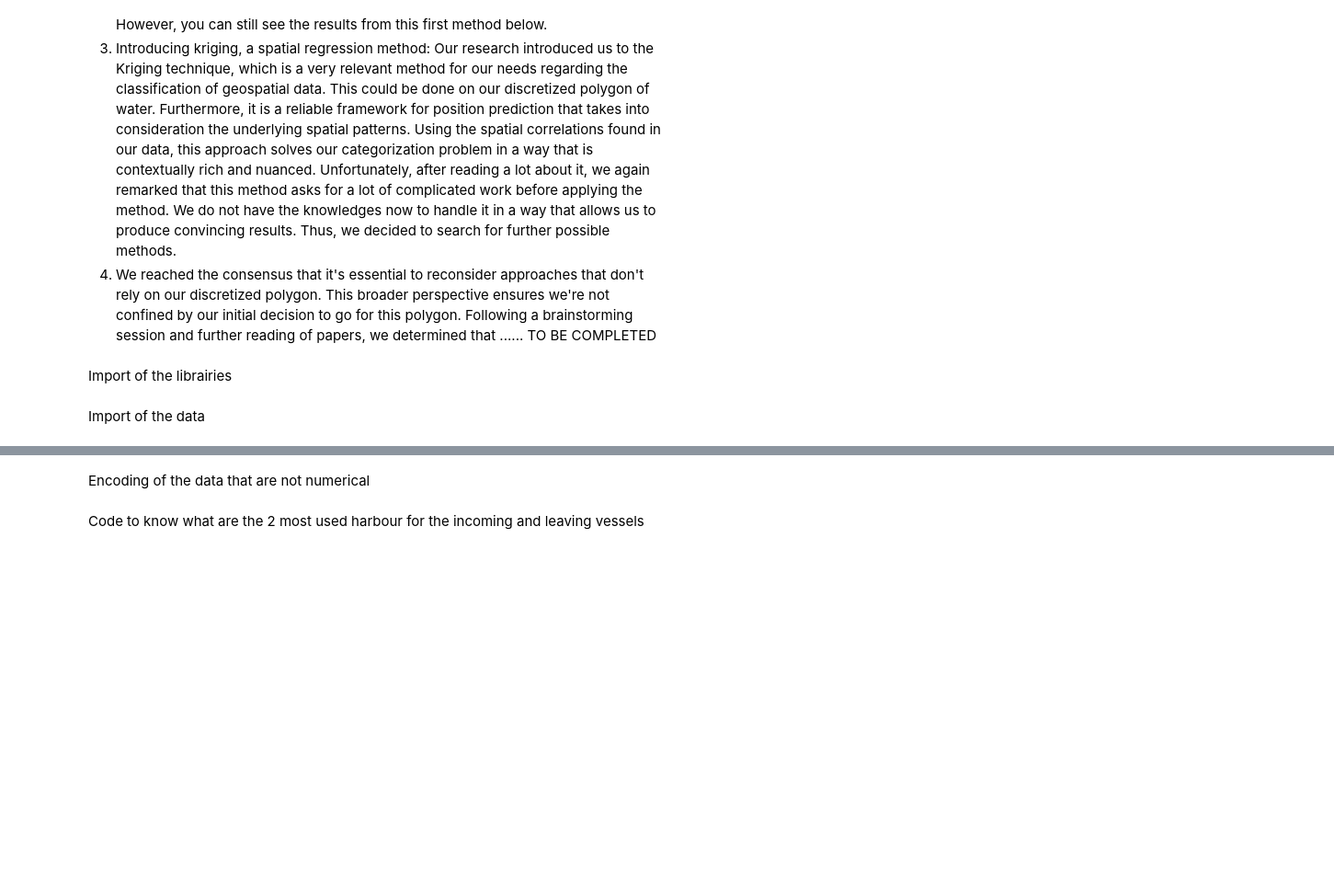
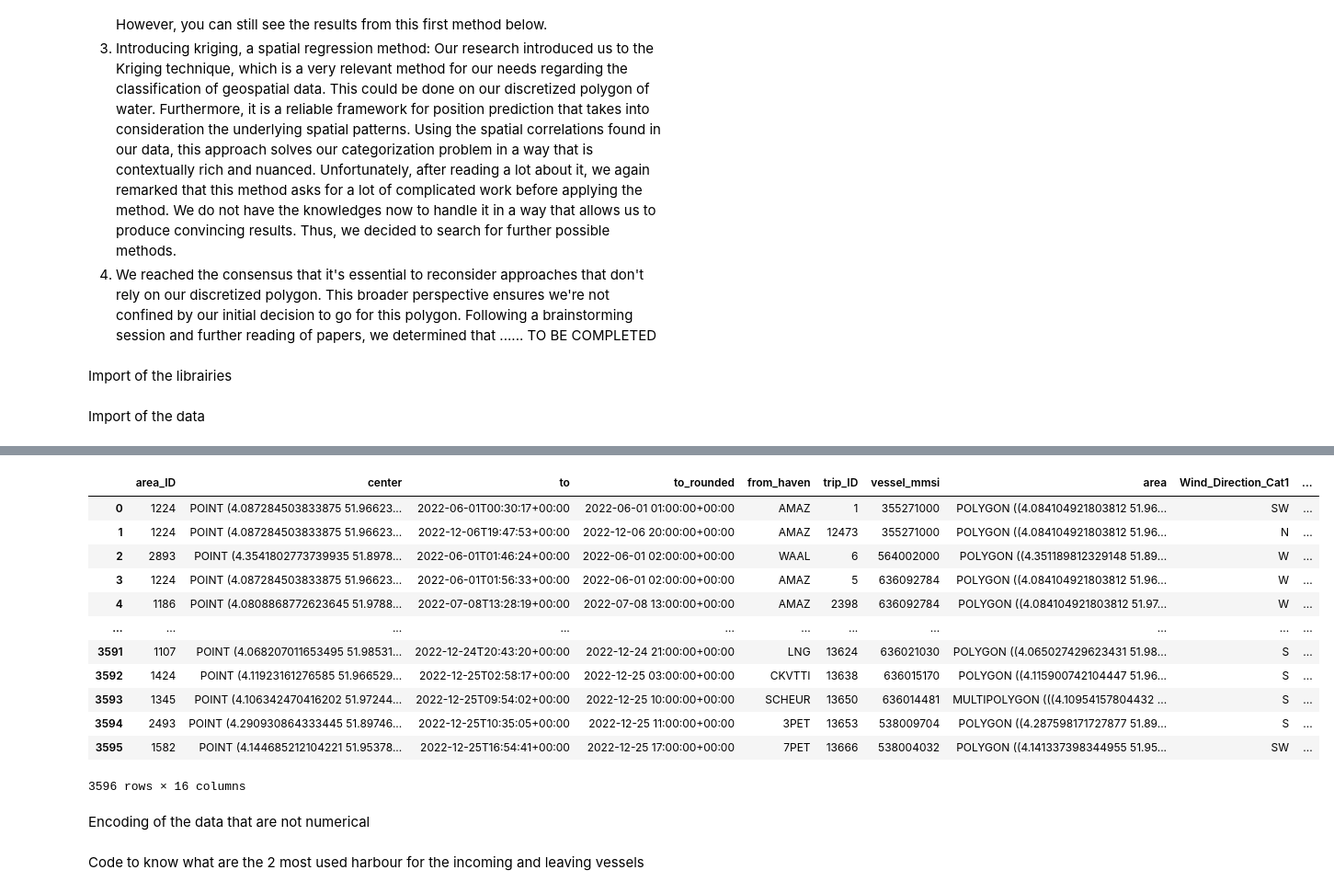
Before and after one commit to allanguzmanf/CIEM6302, a Jupyter notebook: Predictions.ipynb, the cells around one changed output, grey strips where cells are left out. Shown at 92% size. Drawn from its saved outputs; the diff is of its cells as text; code cells hidden in the pictures; blank space fills up the shorter version.

```diff
--- a/Predictions.ipynb
+++ b/Predictions.ipynb
@@ -100,3 +94,19 @@ leaving_weather = pd.read_csv('Data/Input_ML/leaving_weather.csv')
+# %%
+leaving_weather_size_draught
+# %% [output]
+|  | area_ID | center | to | to_rounded | from_haven | trip_ID | vessel_mmsi | area | Wind_Direction_Cat1 | ... |
+| 0 | 1224 | POINT (4.087284503833875 51.96623... | 2022-06-01T00:30:17+00:00 | 2022-06-01 01:00:00+00:00 | AMAZ | 1 | 355271000 | POLYGON ((4.084104921803812 51.96... | SW | ... |
+| 1 | 1224 | POINT (4.087284503833875 51.96623... | 2022-12-06T19:47:53+00:00 | 2022-12-06 20:00:00+00:00 | AMAZ | 12473 | 355271000 | POLYGON ((4.084104921803812 51.96... | N | ... |
+| 2 | 2893 | POINT (4.3541802773739935 51.8978... | 2022-06-01T01:46:24+00:00 | 2022-06-01 02:00:00+00:00 | WAAL | 6 | 564002000 | POLYGON ((4.351189812329148 51.89... | W | ... |
+| 3 | 1224 | POINT (4.087284503833875 51.96623... | 2022-06-01T01:56:33+00:00 | 2022-06-01 02:00:00+00:00 | AMAZ | 5 | 636092784 | POLYGON ((4.084104921803812 51.96... | W | ... |
+| 4 | 1186 | POINT (4.0808868772623645 51.9788... | 2022-07-08T13:28:19+00:00 | 2022-07-08 13:00:00+00:00 | AMAZ | 2398 | 636092784 | POLYGON ((4.084104921803812 51.97... | W | ... |
+| ... | ... | ... | ... | ... | ... | ... | ... | ... | ... | ... |
+| 3591 | 1107 | POINT (4.068207011653495 51.98531... | 2022-12-24T20:43:20+00:00 | 2022-12-24 21:00:00+00:00 | LNG | 13624 | 636021030 | POLYGON ((4.065027429623431 51.98... | S | ... |
+| 3592 | 1424 | POINT (4.11923161276585 51.966529... | 2022-12-25T02:58:17+00:00 | 2022-12-25 03:00:00+00:00 | CKVTTI | 13638 | 636015170 | POLYGON ((4.115900742104447 51.96... | S | ... |
+| 3593 | 1345 | POINT (4.106342470416202 51.97244... | 2022-12-25T09:54:02+00:00 | 2022-12-25 10:00:00+00:00 | SCHEUR | 13650 | 636014481 | MULTIPOLYGON (((4.10954157804432 ... | S | ... |
+| 3594 | 2493 | POINT (4.290930864333445 51.89746... | 2022-12-25T10:35:05+00:00 | 2022-12-25 11:00:00+00:00 | 3PET | 13653 | 538009704 | POLYGON ((4.287598171727877 51.89... | S | ... |
+| 3595 | 1582 | POINT (4.144685212104221 51.95378... | 2022-12-25T16:54:41+00:00 | 2022-12-25 17:00:00+00:00 | 7PET | 13666 | 538004032 | POLYGON ((4.141337398344955 51.95... | SW | ... |
+3596 rows × 16 columns
 # %% [markdown]
 Encoding of the data that are not numerical
 # %%
```
Also changed, not shown: parts of 18 cells of this notebook, 14 other files.
